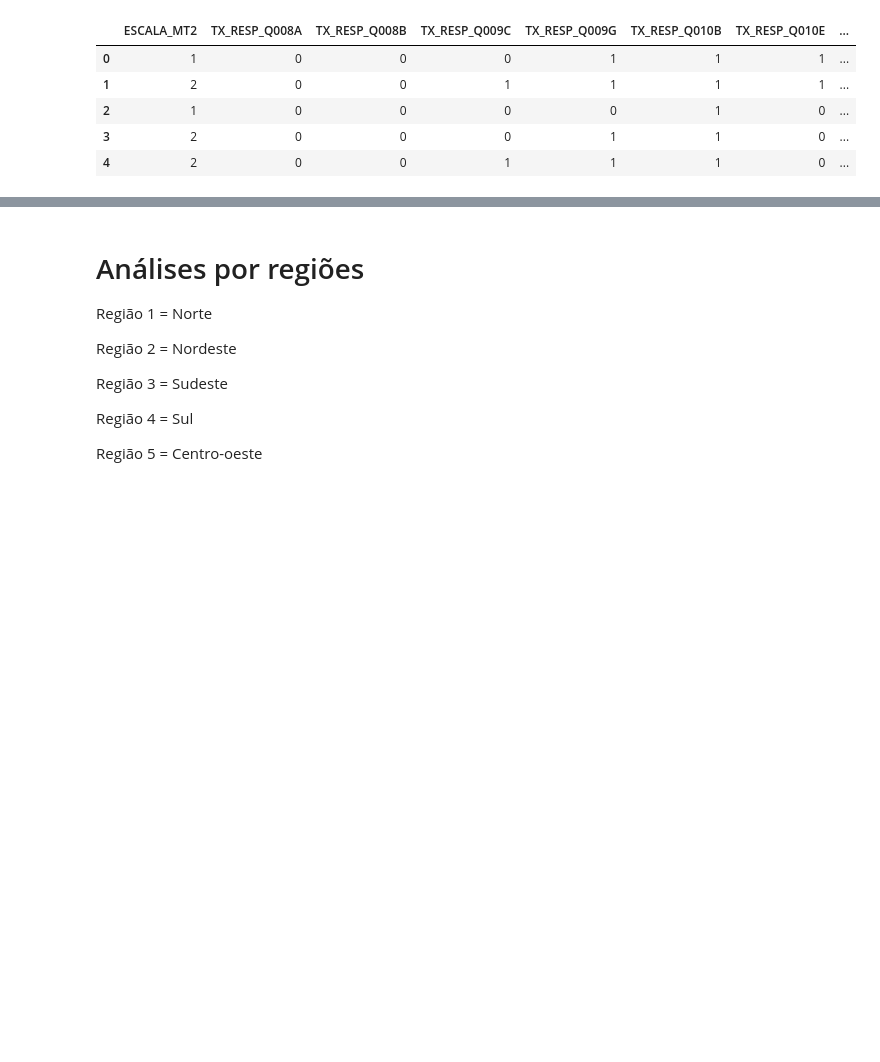
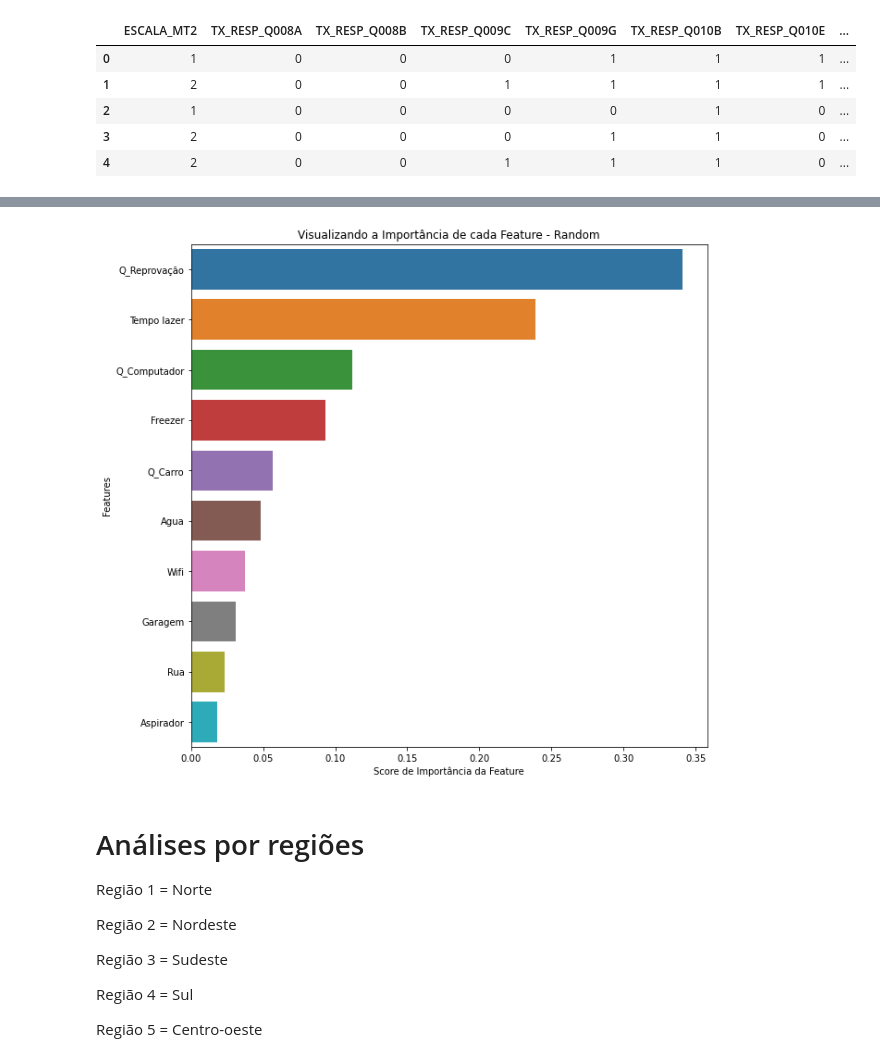
Before and after one commit to freitaasw/Analises_Saeb, a Jupyter notebook: Análises Saeb 2019/correlações/Questionário.ipynb, the cells around one changed output, grey strips where cells are left out. Saved outputs shown, nothing was run; the diff lists cells and outputs as text; code cells hidden in the pictures; blank space fills up the shorter version.

```diff
--- a/Análises Saeb 2019/correlações/Questionário.ipynb
+++ b/Análises Saeb 2019/correlações/Questionário.ipynb
@@ -452,0 +435,18 @@ print(df_features_names)
+# %%
+# Implementando metodos
+
+catOrdinais = ['ESCALA_MT2','TX_RESP_Q008A','TX_RESP_Q008B','TX_RESP_Q009C',
+                    'TX_RESP_Q009G','TX_RESP_Q010B','TX_RESP_Q010E',
+                      'TX_RESP_Q010G', 'TX_RESP_Q010I', 'TX_RESP_Q015','TX_RESP_Q017A']
+df_home = df_home[catOrdinais]
+
+X = df_home.iloc[:, 1:] # Features
+y = df_home.iloc[:, 0] # Target variable
+
+
+# Armazenando os nomes das features e das classes em listas
+df_target_names  = ["0", "1", "2", "3", "4", "5", "6", "7", "8", "9"]
+
+df_features_names = ['Rua','Agua','Q_Computador','Q_Carro', 'Wifi', 'Garagem','Aspirador','Freezer','Q_Reprovação','Tempo lazer']
+
+print(df_features_names)
@@ -629,5 +722,14 @@ _ = tree.plot_tree(clf,
 # %%
-df["ESCALA_MT"].shape
+feature_imp = pd.Series(RFC.feature_importances_, index=df_features_names).sort_values(ascending=False)
+
+plt.figure(figsize=(10,10))
+sns.barplot(x=feature_imp, y=feature_imp.index)
+plt.xlabel('Score de Importância da Feature')
+plt.ylabel('Features')
+plt.title("Visualizando a Importância de cada Feature - Random")
+plt.show()
+# %% [output]
+[figure, added]
 # %%
 df_home["ESCALA_MT"].shape
 # %% [markdown]
```
Also changed, not shown: parts of 30 cells of this notebook.
